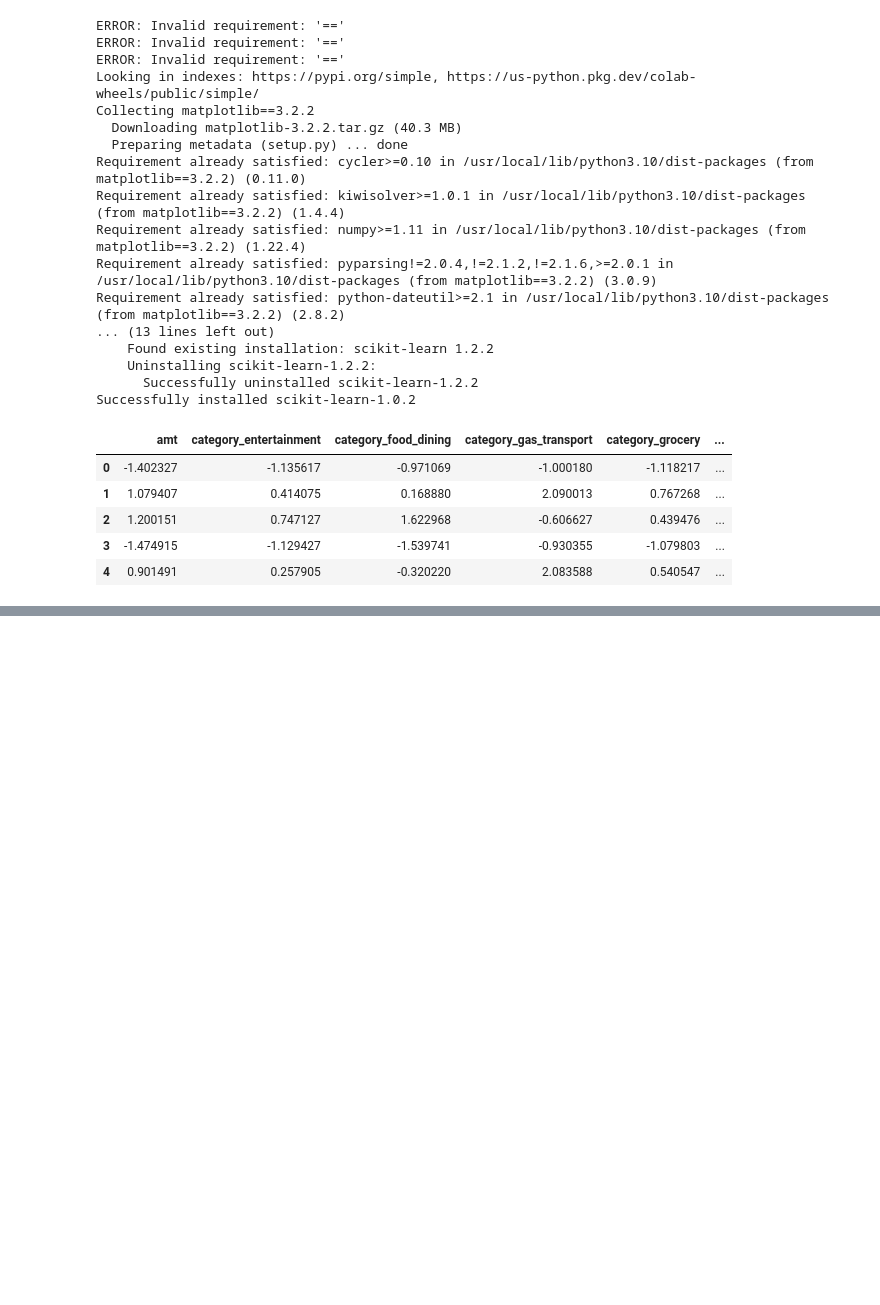
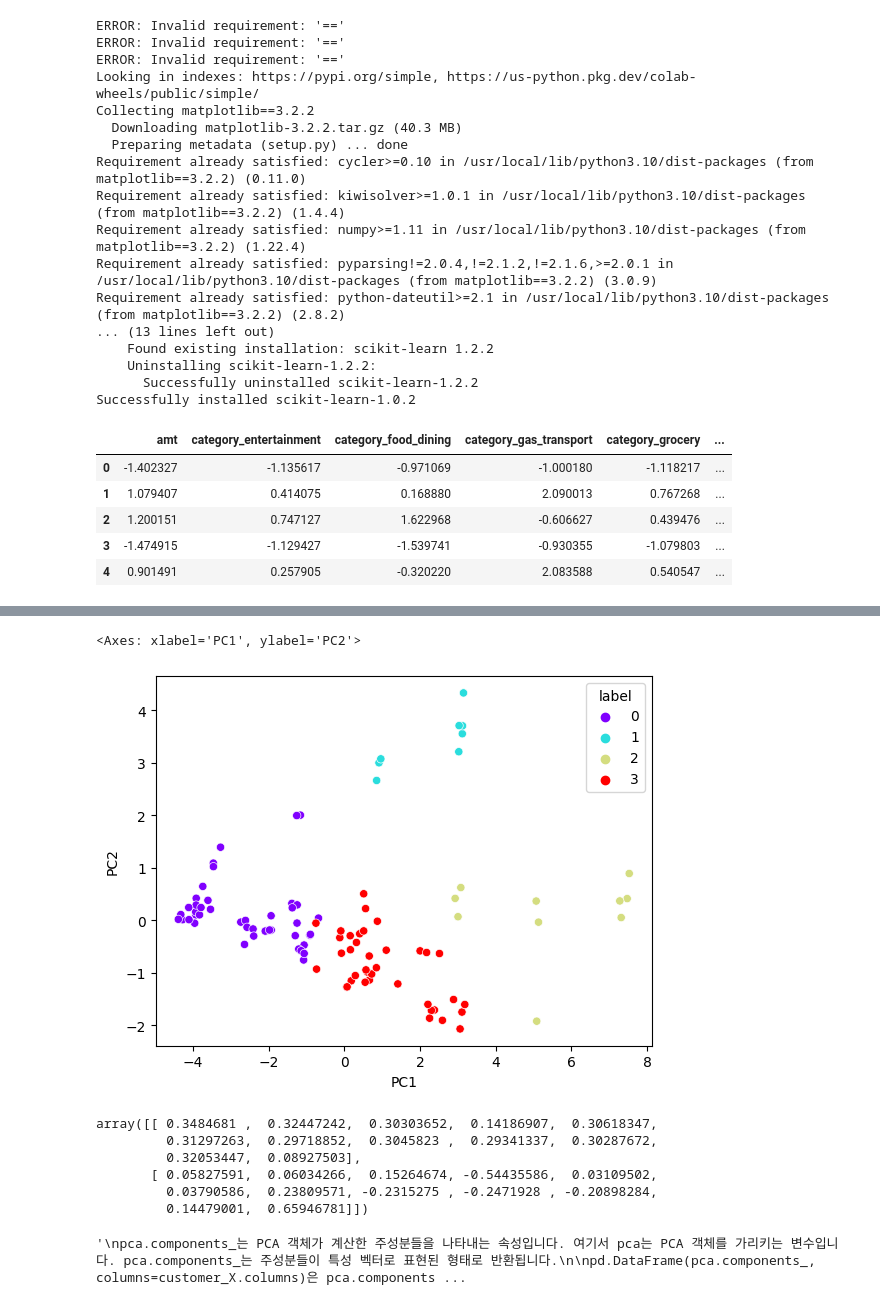
Before and after one commit to YooSeungWan12/ex02, a Jupyter notebook: 13_주성분분석_PCA_차원축소.ipynb, the cells around one changed output, grey strips where cells are left out. Drawn from its saved outputs; the diff is of its cells as text; code cells hidden in the pictures; blank space fills up the shorter version.

```diff
--- a/13_주성분분석_PCA_차원축소.ipynb
+++ b/13_주성분분석_PCA_차원축소.ipynb
@@ -73,3 +73,13 @@ data.head()
 | 2 | 1.200151 | 0.747127 | 1.622968 | -0.606627 | 0.439476 | ... |
 | 3 | -1.474915 | -1.129427 | -1.539741 | -0.930355 | -1.079803 | ... |
 | 4 | 0.901491 | 0.257905 | -0.320220 | 2.083588 | 0.540547 | ... |
+# %%
+#: 고객 데이터셋
+#13.1.3 그래프 표현을 위한 차원 축소
+
+from sklearn.decomposition import PCA # PCA를 임포트
+
+pca = PCA(n_components=2) # 주 성분 개수 지정
+customer_X = data.drop('label',axis=1)
+customer_y = data['label']
+pca.fit(customer_X)#학습
@@ -75,0 +88,3 @@ data.head()
+# %%
+customer_pca = pca.transform(customer_X)
+customer_pca
@@ -75,0 +109,6 @@ data.head()
+# %%
+customer_pca = pd.DataFrame(customer_pca,columns=['PC1','PC2'])
+#데이터프레임 생성,  데이터는 customer_pca의 데이터를,  컬럼이름은 PC1 PC2로
+# %%
+customer_pca = customer_pca.join(customer_y) # customer_pca 에 customer_y를 합친다.
+customer_pca.head()
@@ -75,0 +122,29 @@ data.head()
+# %%
+sns.scatterplot(x='PC1',y='PC2',data=customer_pca,hue='label',palette='rainbow')
+#hue는 ~에따라 다르게 색지정하란것,  즉  label에 따라 색을다르게.
+# %% [output]
+<Axes: xlabel='PC1', ylabel='PC2'>
+[figure, added]
+# %%
+pca.components_
+# pca의 eigen_vector
+# %% [output]
+array([[ 0.3484681 ,  0.32447242,  0.30303652,  0.14186907,  0.30618347,
+         0.31297263,  0.29718852,  0.3045823 ,  0.29341337,  0.30287672,
+         0.32053447,  0.08927503],
+       [ 0.05827591,  0.06034266,  0.15264674, -0.54435586,  0.03109502,
+         0.03790586,  0.23809571, -0.2315275 , -0.2471928 , -0.20898284,
+         0.14479001,  0.65946781]])
+# %%
+df_comp = pd.DataFrame(pca.components_,columns=customer_X.columns)
+
+'''
+pca.components_는 PCA 객체가 계산한 주성분들을 나타내는 속성입니다. 여기서 pca는 PCA 객체를 가리키는 변수입니다. pca.components_는 주성분들이 특성 벡터로 표현된 형태로 반환됩니다.
+
+pd.DataFrame(pca.components_, columns=customer_X.columns)은 pca.components_를 데이터프레임으로 변환하는 코드입니다. 이 데이터프레임의 열(column)은 customer_X.columns에 있는 열 이름들로 설정됩니다. 이 코드를 통해 주성분들을 특성 이름과 함께 보기 쉬운 형태로 표현할 수 있습니다.
+
+결과적으로, df_comp는 주성분들을 포함한 데이터프레임입니다. 각 열은 주성분들을 나타내며, 행은 customer_X.columns에 있는 특성들을 나타냅니다. 이를 통해 주성분들이 어떤 특성들과 관련이 있는지 파악할 수 있습니다.
+
+'''
+# %% [output]
+'\npca.components_는 PCA 객체가 계산한 주성분들을 나타내는 속성입니다. 여기서 pca는 PCA 객체를 가리키는 변수입니다. pca.components_는 주성분들이 특성 벡터로 표현된 형태로 반환됩니다.\n\npd.DataFrame(pca.components_, columns=customer_X.columns)은 pca.components ...
```
Also changed, not shown: parts of 27 cells of this notebook.
